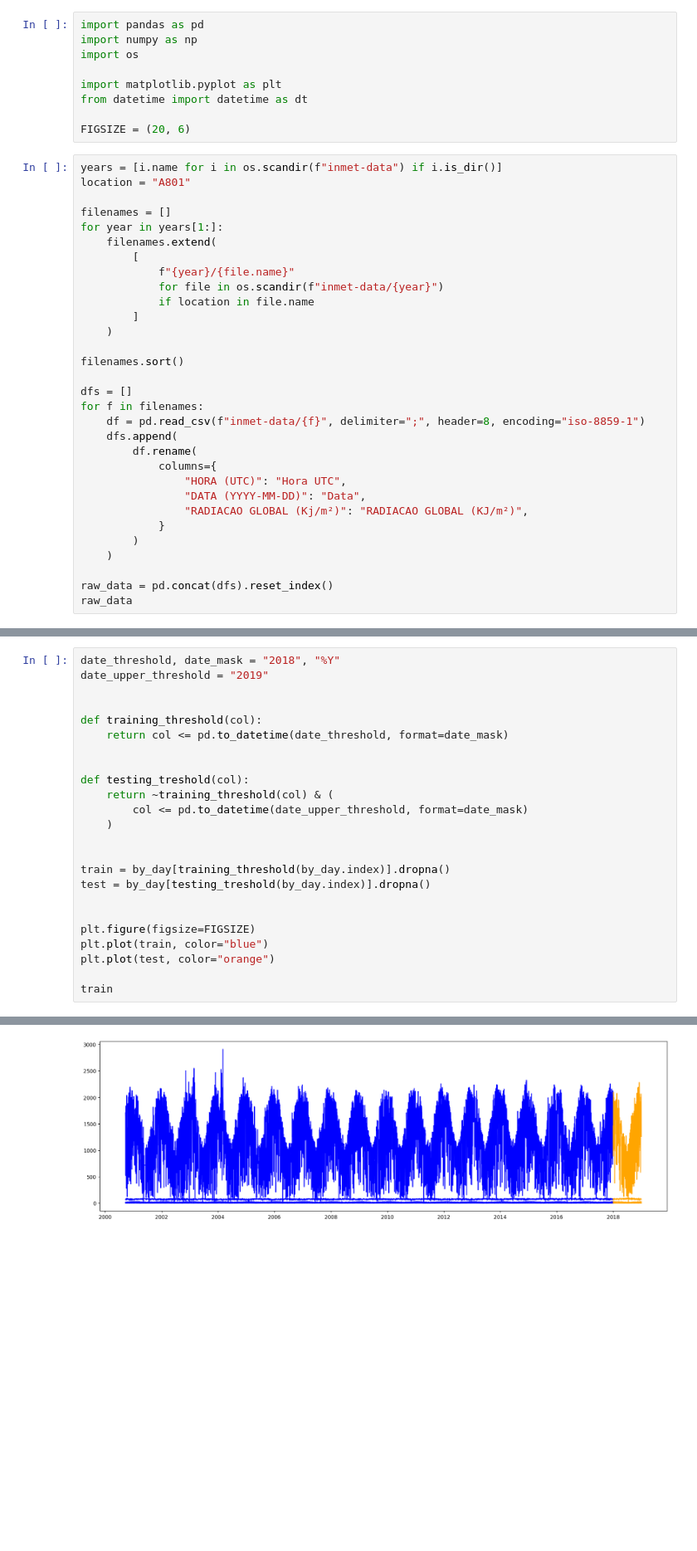
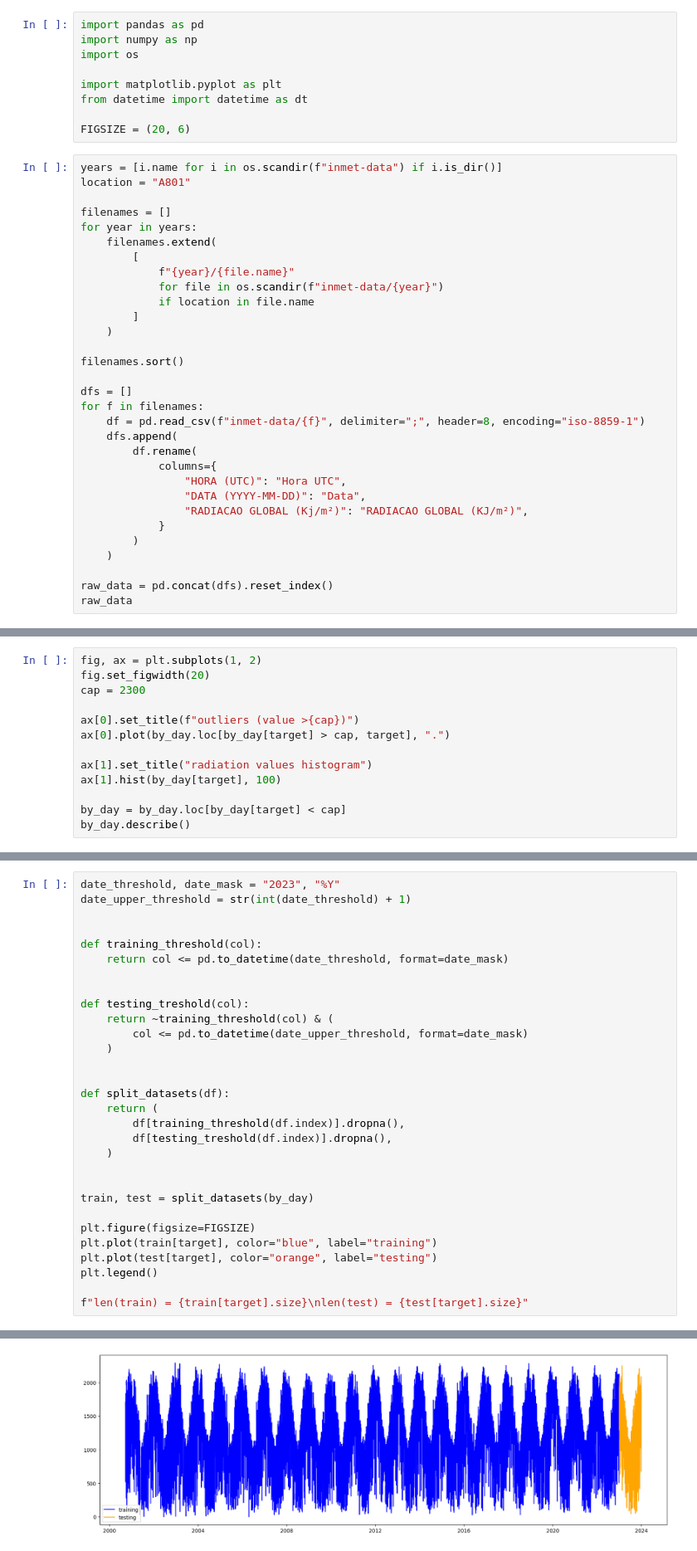
Before and after one commit to fellipessanha/solar-studies, a Jupyter notebook: data-treatment.ipynb, the cells around one changed output, grey strips where cells are left out. Shown: that part at 83% size. Drawn from its saved outputs; the diff is of its cells as text; blank space fills up the shorter version.

```diff
--- a/data-treatment.ipynb
+++ b/data-treatment.ipynb
@@ -12,7 +12,7 @@ years = [i.name for i in os.scandir(f"inmet-data") if i.is_dir()]
 location = "A801"
 
 filenames = []
-for year in years[1:]:
+for year in years:
     filenames.extend(
         [
             f"{year}/{file.name}"
@@ -147,0 +148,13 @@ by_day
+# %%
+fig, ax = plt.subplots(1, 2)
+fig.set_figwidth(20)
+cap = 2300
+
+ax[0].set_title(f"outliers (value >{cap})")
+ax[0].plot(by_day.loc[by_day[target] > cap, target], ".")
+
+ax[1].set_title("radiation values histogram")
+ax[1].hist(by_day[target], 100)
+
+by_day = by_day.loc[by_day[target] < cap]
+by_day.describe()
@@ -148,6 +172,6 @@ by_day
 # %%
-date_threshold, date_mask = "2018", "%Y"
-date_upper_threshold = "2019"
+date_threshold, date_mask = "2023", "%Y"
+date_upper_threshold = str(int(date_threshold) + 1)
 
 
 def training_threshold(col):
@@ -160,13 +184,19 @@ def testing_treshold(col):
     )
 
 
-train = by_day[training_threshold(by_day.index)].dropna()
-test = by_day[testing_treshold(by_day.index)].dropna()
+def split_datasets(df):
+    return (
+        df[training_threshold(df.index)].dropna(),
+        df[testing_treshold(df.index)].dropna(),
+    )
 
 
+train, test = split_datasets(by_day)
+
 plt.figure(figsize=FIGSIZE)
-plt.plot(train, color="blue")
-plt.plot(test, color="orange")
+plt.plot(train[target], color="blue", label="training")
+plt.plot(test[target], color="orange", label="testing")
+plt.legend()
 
-train
+f"len(train) = {train[target].size}\nlen(test) = {test[target].size}"
 # %% [output]
@@ -187 +204 @@ train
-[figure, old version]
+[figure, new version]
```
Also changed, not shown: parts of 22 cells of this notebook.
